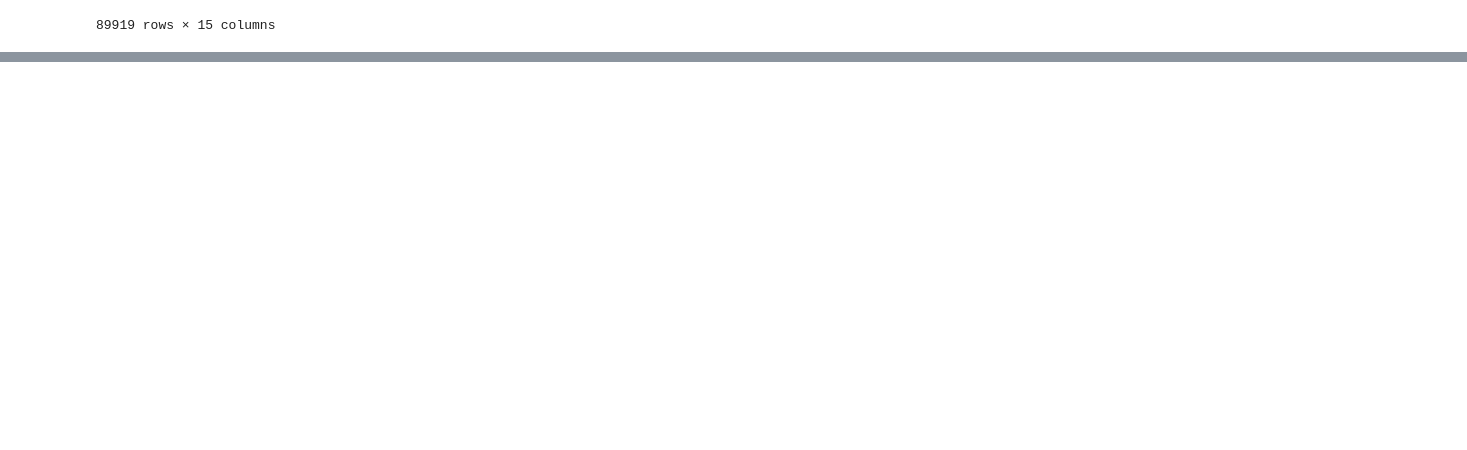
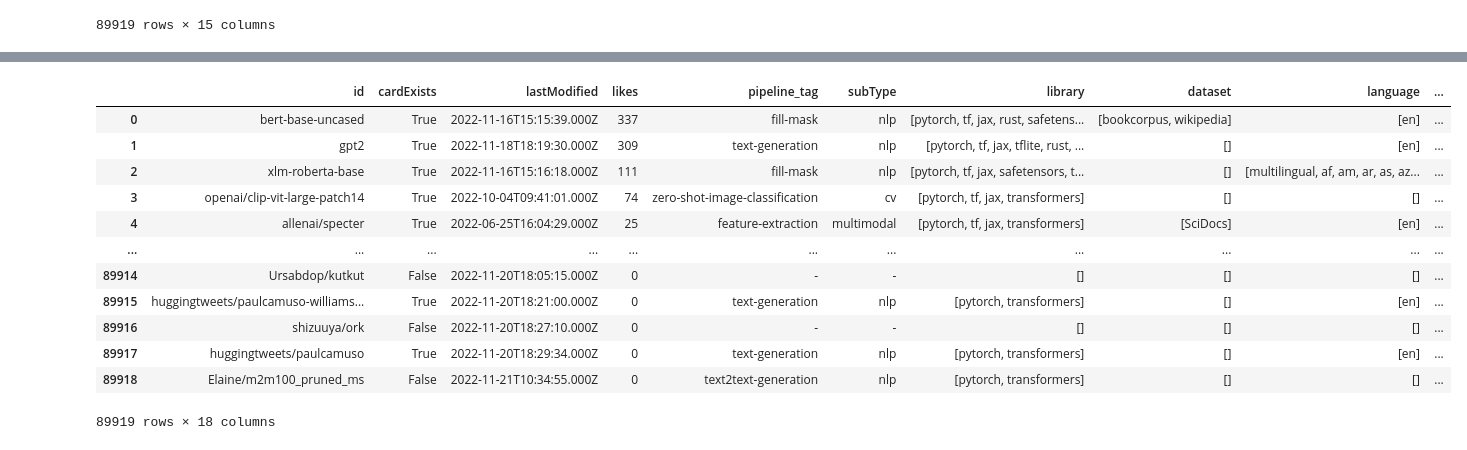
Before and after one commit to mgv99/data-cleaning, a Jupyter notebook: src/data-cleaning.ipynb, the cells around one changed output, grey strips where cells are left out. Saved outputs shown, nothing was run; the diff lists cells and outputs as text; code cells hidden in the pictures; blank space fills up the shorter version.

```diff
--- a/src/data-cleaning.ipynb
+++ b/src/data-cleaning.ipynb
@@ -34,0 +58,7 @@ df
+# %%
+# Create new attributes from 'lastModified' field
+
+df['year'] = df['lastModified'].map(lambda x: int(str(x)[:4])).rename('year')
+df['month'] = df['lastModified'].map(lambda x: int(str(x)[5:7])).rename('month')
+df['day'] = df['lastModified'].map(lambda x: int(str(x)[8:10])).rename('day')
+df
@@ -34,0 +79,5 @@ df
+# %%
+# 'pipeline_tag' is a list but all rows contain only 1 element
+
+df['pipeline_tag'] = df['pipeline_tag'].map(lambda x: str(x)[2:-2]).replace('', '-')
+df['pipeline_tag']
@@ -34,0 +97,5 @@ df
+# %%
+# Replace null values in 'subType' by default string
+
+df['subType'] = df['subType'].replace(np.NaN, '-')
+df['subType']
@@ -34,0 +115,5 @@ df
+# %%
+# Replace null values in 'author' by default string
+
+df['author'] = df['author'].replace(np.NaN, '-')
+df['author']
@@ -34,0 +133,25 @@ df
+# %%
+# Convert these attribute values to lists of strings
+
+df['library'] = df['library'].replace(np.NaN, '').map(lambda x: str(x)[1:-1].replace('\'', '').split(', ') if x != '' else [])
+df['language'] = df['language'].replace(np.NaN, '').map(lambda x: str(x)[1:-1].replace('\'', '').split(', ') if x != '' else [])
+df['other'] = df['other'].replace(np.NaN, '').map(lambda x: str(x)[1:-1].replace('\'', '').split(', ') if x != '' else [])
+df['dataset'] = df['dataset'].replace(np.NaN, '').map(lambda x: [e.replace('dataset:', '') for e in (str(x)[1:-1].replace('\'', '').split(', ') if x != '' else [])])
+df['arxiv'] = df['arxiv'].replace(np.NaN, '').map(lambda x: [e.replace('arxiv:', '') for e in (str(x)[1:-1].replace('\'', '').split(', ') if x != '' else [])])
+df['license'] = df['license'].replace(np.NaN, '').map(lambda x: [e.replace('license:', '') for e in (str(x)[1:-1].replace('\'', '').split(', ') if x != '' else [])])
+df['doi'] = df['doi'].replace(np.NaN, '').map(lambda x: [e.replace('doi:', '') for e in (str(x)[1:-1].replace('\'', '').split(', ') if x != '' else [])])
+df
+# %% [output]
+|  | id | cardExists | lastModified | likes | pipeline_tag | subType | library | dataset | language | ... |
+| 0 | bert-base-uncased | True | 2022-11-16T15:15:39.000Z | 337 | fill-mask | nlp | [pytorch, tf, jax, rust, safetens... | [bookcorpus, wikipedia] | [en] | ... |
+| 1 | gpt2 | True | 2022-11-18T18:19:30.000Z | 309 | text-generation | nlp | [pytorch, tf, jax, tflite, rust, ... | [] | [en] | ... |
+| 2 | xlm-roberta-base | True | 2022-11-16T15:16:18.000Z | 111 | fill-mask | nlp | [pytorch, tf, jax, safetensors, t... | [] | [multilingual, af, am, ar, as, az... | ... |
+| 3 | openai/clip-vit-large-patch14 | True | 2022-10-04T09:41:01.000Z | 74 | zero-shot-image-classification | cv | [pytorch, tf, jax, transformers] | [] | [] | ... |
+| 4 | allenai/specter | True | 2022-06-25T16:04:29.000Z | 25 | feature-extraction | multimodal | [pytorch, tf, jax, transformers] | [SciDocs] | [en] | ... |
+| ... | ... | ... | ... | ... | ... | ... | ... | ... | ... | ... |
+| 89914 | Ursabdop/kutkut | False | 2022-11-20T18:05:15.000Z | 0 | - | - | [] | [] | [] | ... |
+| 89915 | huggingtweets/paulcamuso-williams... | True | 2022-11-20T18:21:00.000Z | 0 | text-generation | nlp | [pytorch, transformers] | [] | [en] | ... |
+| 89916 | shizuuya/ork | False | 2022-11-20T18:27:10.000Z | 0 | - | - | [] | [] | [] | ... |
+| 89917 | huggingtweets/paulcamuso | True | 2022-11-20T18:29:34.000Z | 0 | text-generation | nlp | [pytorch, transformers] | [] | [en] | ... |
+| 89918 | Elaine/m2m100_pruned_ms | False | 2022-11-21T10:34:55.000Z | 0 | text2text-generation | nlp | [pytorch, transformers] | [] | [] | ... |
+89919 rows × 18 columns
```
Also changed, not shown: parts of 10 cells of this notebook.
